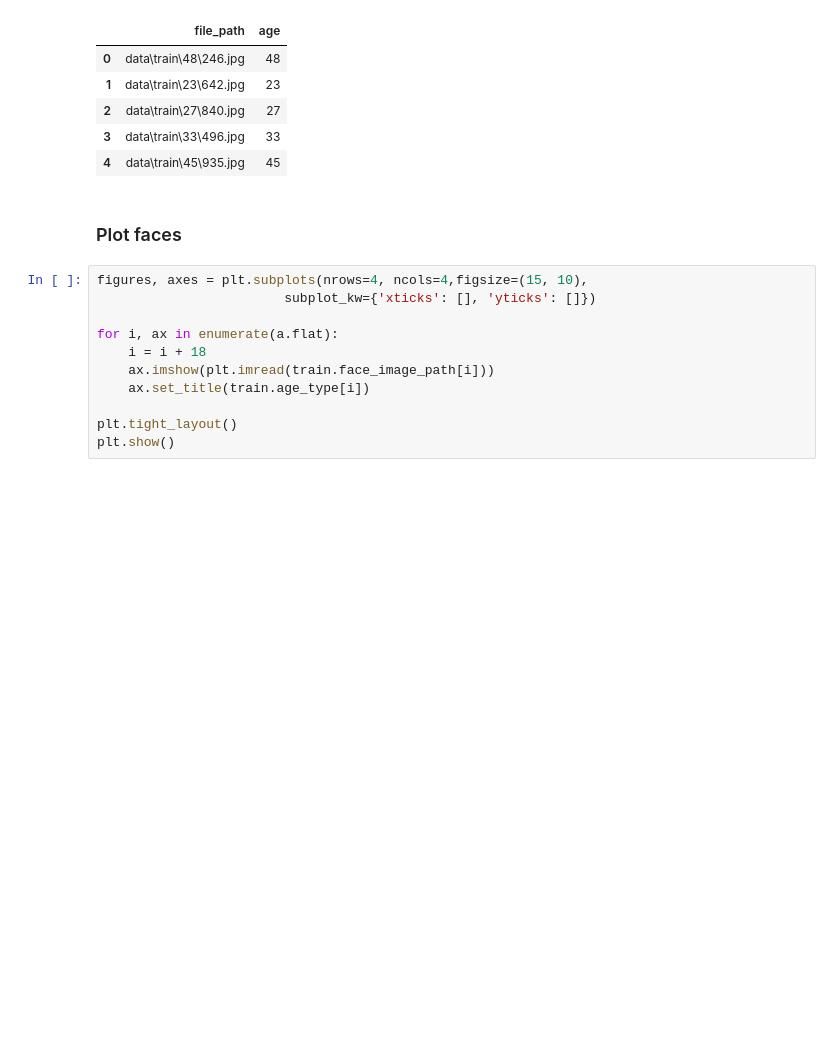
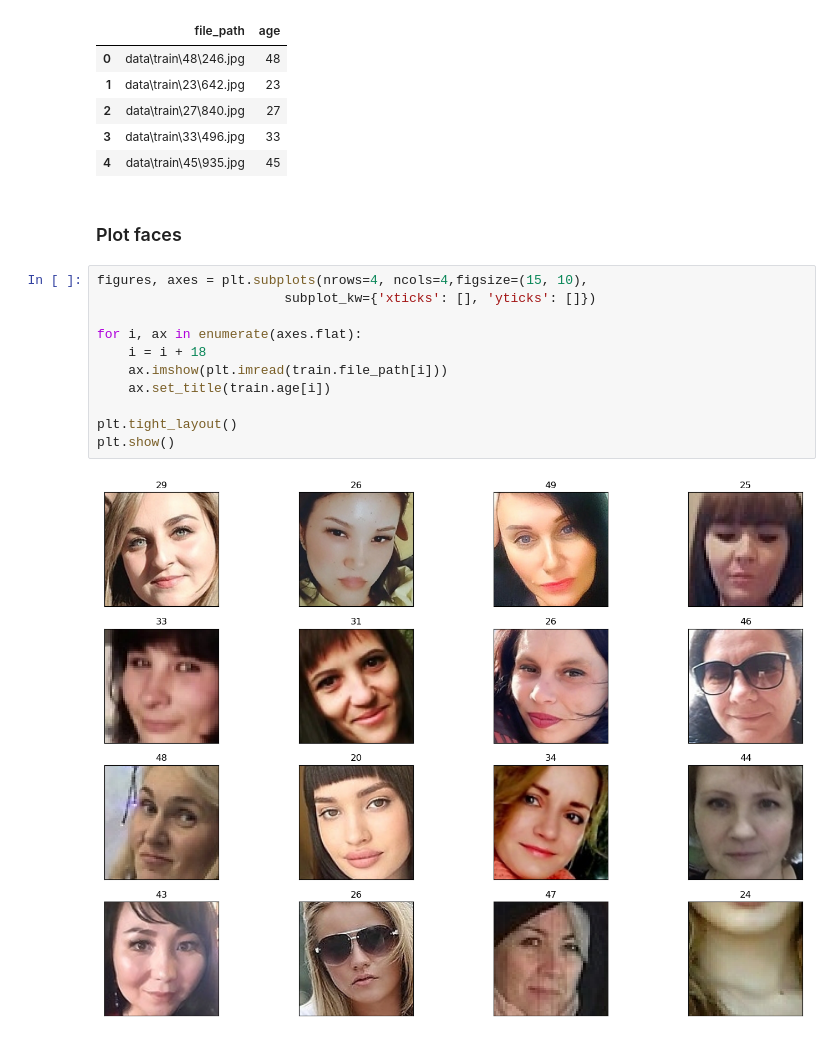
Before and after one commit to tramngo1603/womens_face_classifier, a Jupyter notebook: load.ipynb, the cells around one changed output. Drawn from its saved outputs; the diff is of its cells as text; blank space fills up the shorter version.

```diff
--- a/load.ipynb
+++ b/load.ipynb
@@ -37,11 +37,13 @@ train.head()
 # %%
 figures, axes = plt.subplots(nrows=4, ncols=4,figsize=(15, 10),
                         subplot_kw={'xticks': [], 'yticks': []})
 
-for i, ax in enumerate(a.flat):
+for i, ax in enumerate(axes.flat):
     i = i + 18
-    ax.imshow(plt.imread(train.face_image_path[i]))
-    ax.set_title(train.age_type[i])
+    ax.imshow(plt.imread(train.file_path[i]))
+    ax.set_title(train.age[i])
 
 plt.tight_layout()
 plt.show()
+# %% [output]
+[figure, added]
```
Also changed, not shown: 7 other files.
